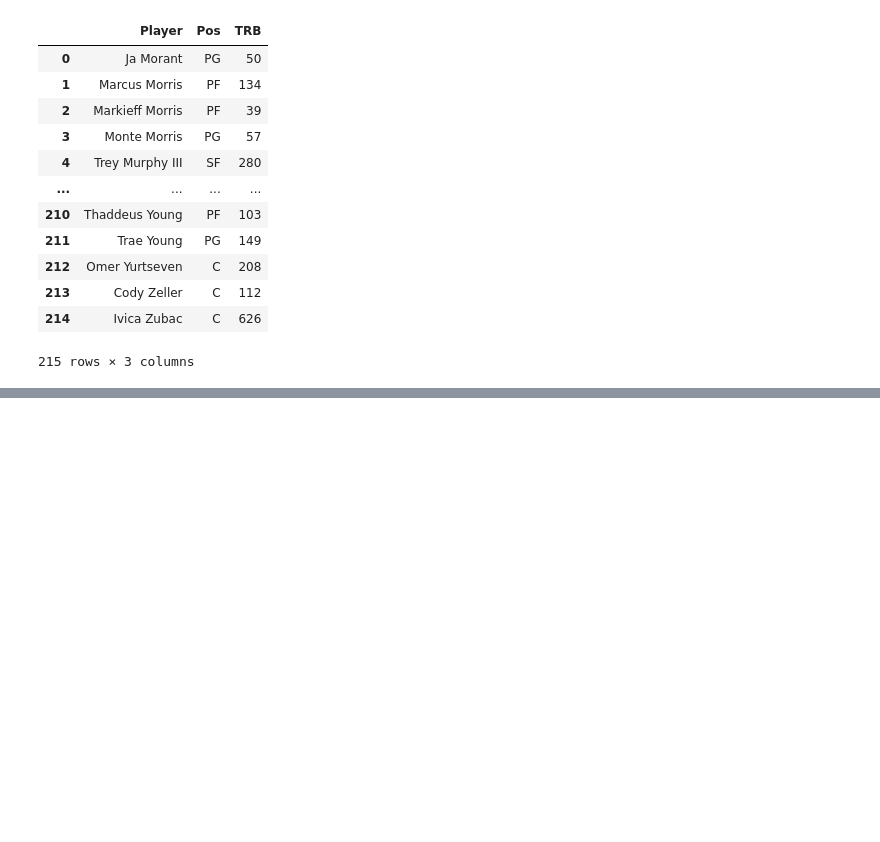
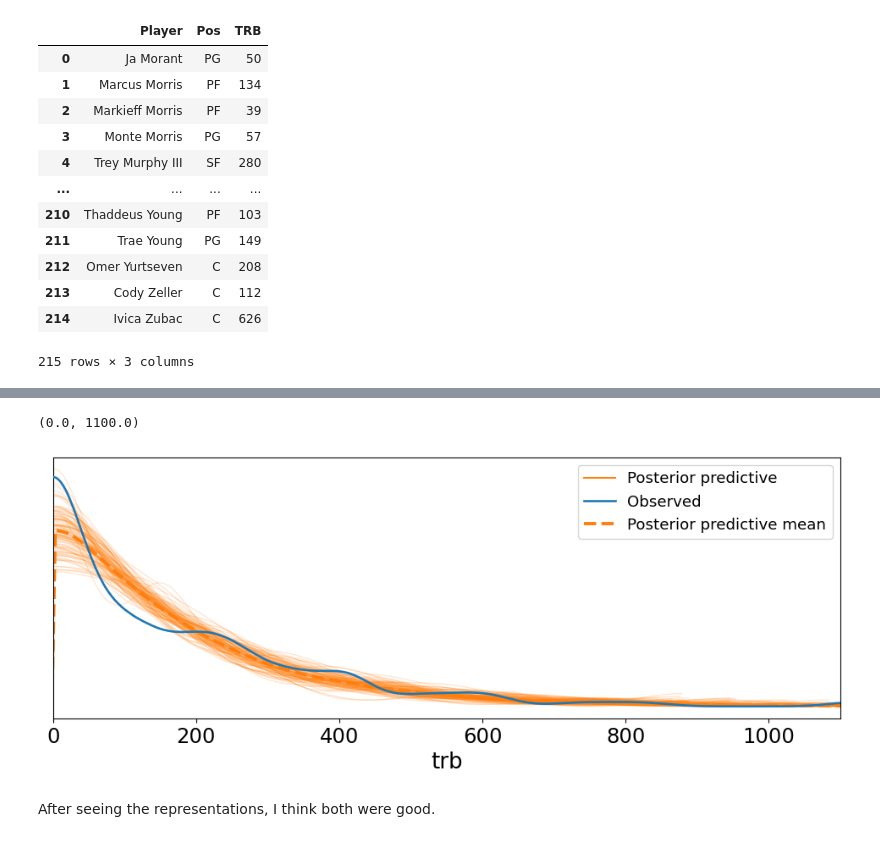
Before and after one commit to rumijay/Data-Science-2025, a Jupyter notebook: Rumi_Jawad_Unit4Project.ipynb, the cells around one changed output, grey strips where cells are left out. Drawn from its saved outputs; the diff is of its cells as text; code cells hidden in the pictures; blank space fills up the shorter version.

```diff
--- a/Rumi_Jawad_Unit4Project.ipynb
+++ b/Rumi_Jawad_Unit4Project.ipynb
@@ -119,28 +92,3 @@ pos_codes = sccr_data.Pos.astype('category').cat.categories
 
 #puts coords in a dict, so pymc can read them
 sccr_coords = {"pos": pos_codes}
-# %%
-with pm.Model(coords = sccr_coords) as sccr_model:
-    # Hyper parameters for the log of the mean TRB rate for each position
-    # mu_log_lambda: shared mean for the log rates across positions (hyperprior)
-    # The prior mean is initialized with the log of the overall mean TRB for better convergence.
-    mu_log_lambda = pm.Normal('mu_log_lambda', mu=pm.math.log(sccr_data['TRB'].mean()), sigma=2)
-    # sigma_log_lambda: shared standard deviation for the log rates across positions (hyperprior)
-    sigma_log_lambda = pm.HalfNormal('sigma_log_lambda', sigma=1)
-
-    # Parameters for positions (priors for each subgroup)
-    # log_lambda_pos: log of the mean TRB rate for each position, drawn from the hierarchical Normal distribution
-    log_lambda_pos = pm.Normal('log_lambda_pos', mu=mu_log_lambda, sigma=sigma_log_lambda, dims="pos")
-    # lambda_pos: mean TRB rate for each position (exponentiated log_lambda_pos)
-    lambda_pos = pm.Deterministic('lambda_pos', pm.math.exp(log_lambda_pos))
-
-    # Likelihood for players' TRB
-    # TRB for each player is observed from a Poisson distribution
-    # with a rate determined by their position (lambda_pos[pos_idx])
-    _ = pm.Poisson('trb_obs',
-                   mu=lambda_pos[pos_idx],
-                   observed=sccr_data['TRB'].values)
-
-    # Sample the model
-    # Increased draws and tune steps for better sampling and convergence
-    idata_sccr = pm.sample(target_accept = 0.95, draws=2000, tune=2000)
@@ -167,0 +95,17 @@ AttributeError: 'DataFrame' object has no attribute 'goals'
+# %%
+with pm.Model(coords = sccr_coords) as sccr_model:
+    # Hyperprior
+    #
+    a = pm.Gamma('μ', alpha = 0.5, beta = 1)
+    b = pm.Gamma('ν', alpha = 0.5, beta = 1)
+
+    #prior
+    λ = pm.Exponential('λ', lam = a)
+
+
+    #This tells our model how many shots and goals each player has
+    _ = pm.Exponential('trb', lam = λ, observed = cs_data.TRB.values)
+
+    #target_accept has a default of 0.8. Increasing it makes us less likely to
+    #have divergences
+    idata_sccr = pm.sample(target_accept = 0.95)
@@ -167,0 +128,8 @@ AttributeError: 'DataFrame' object has no attribute 'goals'
+# %%
+ax = az.plot_ppc(idata_sccr, num_pp_samples=100, figsize=(12, 4), colors=["C1", "C0", "C1"])
+ax.set_xlim(0, 1100)
+# %% [output]
+(0.0, 1100.0)
+[figure, added]
+# %% [markdown]
+After seeing the representations, I think both were good.
```
Also changed, not shown: parts of 23 cells of this notebook.
